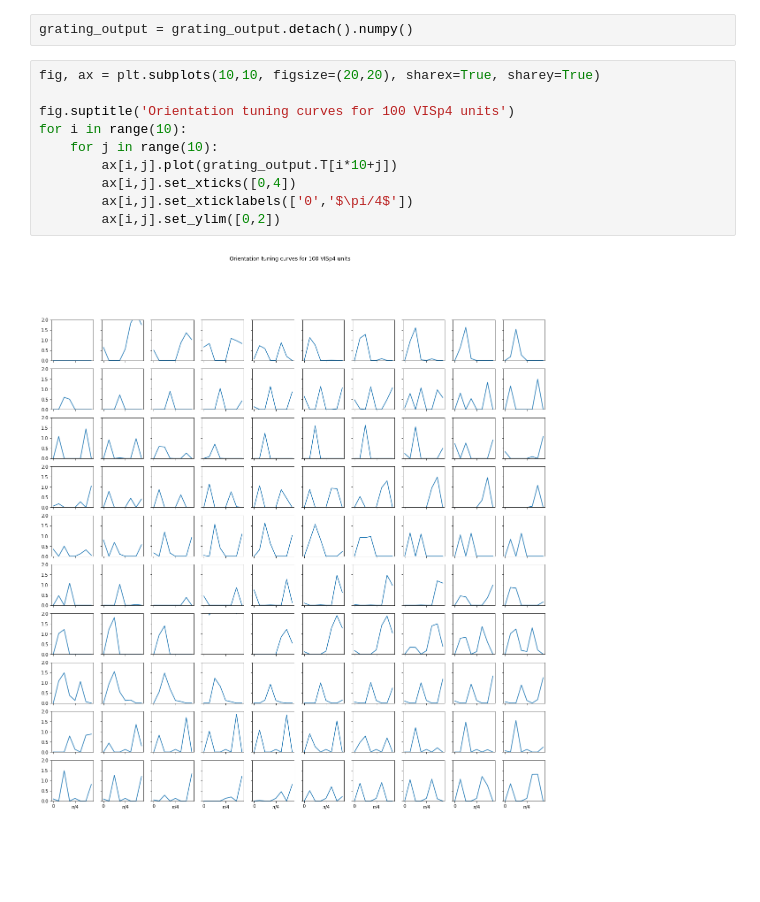
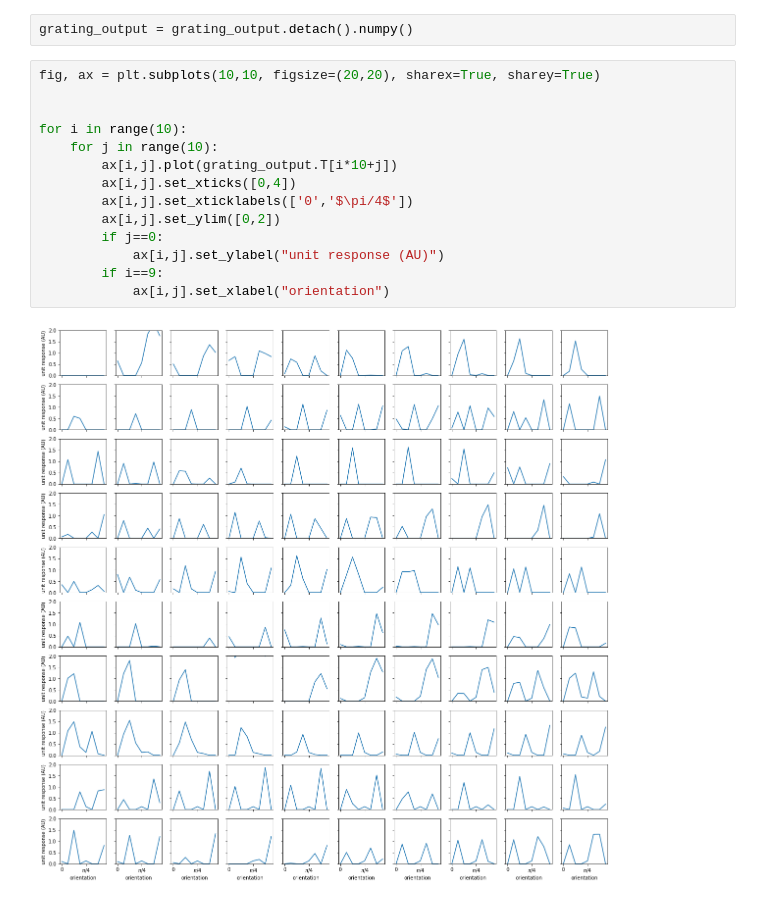
Before and after one commit to mabuice/Mouse_CNN, a Jupyter notebook: example/MouseNet_Demo.ipynb, the cells around one changed output. Cells and saved outputs as stored; diff of their text form; blank space fills up the shorter version.

```diff
--- a/example/MouseNet_Demo.ipynb
+++ b/example/MouseNet_Demo.ipynb
@@ -167,12 +251,16 @@ grating_output = grating_output.detach().numpy()
 # %%
 fig, ax = plt.subplots(10,10, figsize=(20,20), sharex=True, sharey=True)
 
-fig.suptitle('Orientation tuning curves for 100 VISp4 units')
+
 for i in range(10):
     for j in range(10):
         ax[i,j].plot(grating_output.T[i*10+j])
         ax[i,j].set_xticks([0,4])
         ax[i,j].set_xticklabels(['0','$\pi/4$'])
         ax[i,j].set_ylim([0,2])
+        if j==0:
+            ax[i,j].set_ylabel("unit response (AU)")
+        if i==9:
+            ax[i,j].set_xlabel("orientation")
 # %% [output]
-[figure, old version]
+[figure, new version]
```
Also changed, not shown: parts of 26 cells of this notebook.
